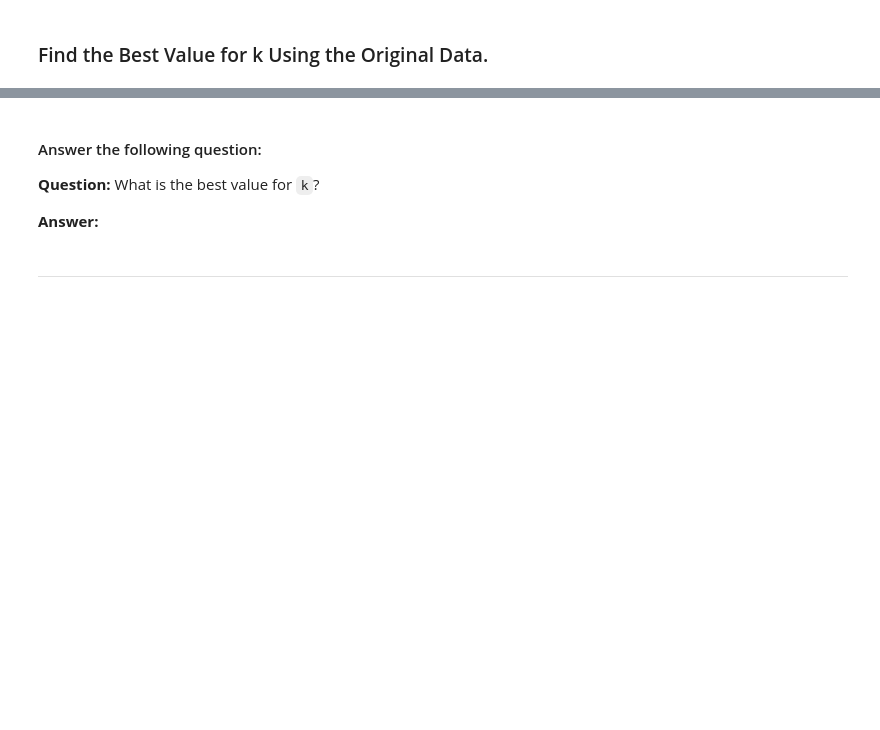
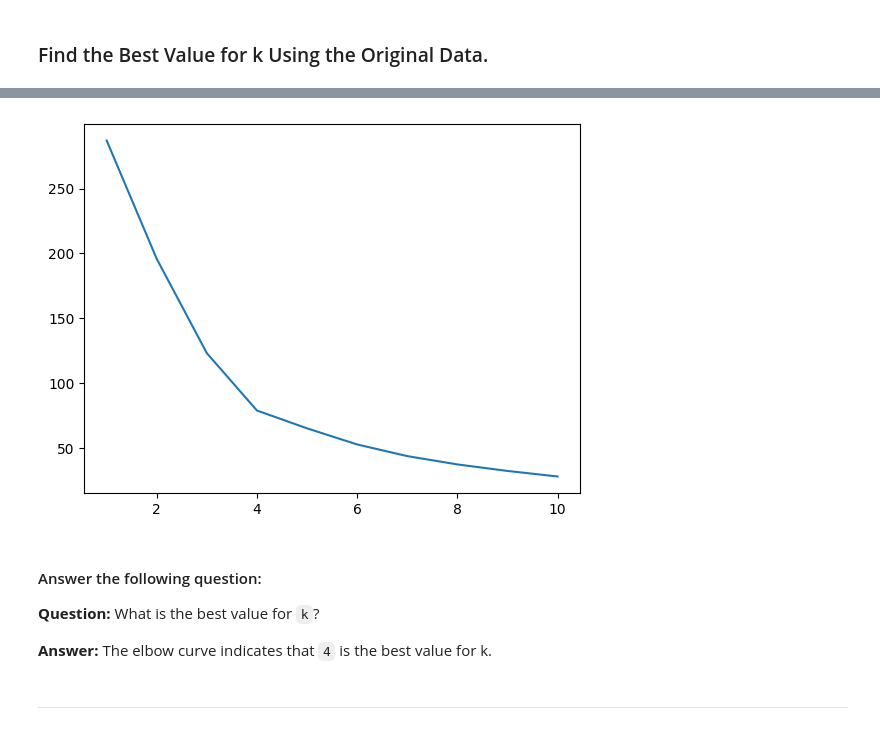
Before and after one commit to Pooja14n/CryptoClustering, a Jupyter notebook: Crypto_Clustering.ipynb, the cells around one changed output, grey strips where cells are left out. Saved outputs shown, nothing was run; the diff lists cells and outputs as text; code cells hidden in the pictures; blank space fills up the shorter version.

```diff
--- a/Crypto_Clustering.ipynb
+++ b/Crypto_Clustering.ipynb
@@ -95,11 +96,17 @@ array([[ 0.50852937,  0.49319307,  0.77220043,  0.23545963, -0.0674951 ,
         -0.49984776, -0.27031695]])
 # %%
 # Create a DataFrame with the scaled data
+df_crypto_scaled = pd.DataFrame(
+    market_data_scaled,
+    columns=["price_change_percentage_24h",	"price_change_percentage_7d",	"price_change_percentage_14d",	"price_change_percentage_30d",	"price_change_percentage_60d",	"price_change_percentage_200d",	"price_change_percentage_1y"]
+)
 
 
 # Copy the crypto names from the original data
+df_crypto_scaled["coin_id"] = df_market_data.index
 
 # Set the coinid column as index
-
+df_crypto_scaled = df_crypto_scaled.set_index("coin_id")
 
 # Display sample data
+df_crypto_scaled.head()
@@ -109,14 +124,19 @@ array([[ 0.50852937,  0.49319307,  0.77220043,  0.23545963, -0.0674951 ,
 ### Find the Best Value for k Using the Original Data.
 # %%
 # Create a list with the number of k-values from 1 to 11
+k = list(range(1, 11))
 # %%
 # Create an empty list to store the inertia values
-
+inertia = []
 
 # Create a for loop to compute the inertia with each possible value of k
 # Inside the loop:
 # 1. Create a KMeans model using the loop counter for the n_clusters
 # 2. Fit the model to the data using `df_market_data_scaled`
 # 3. Append the model.inertia_ to the inertia list
+for i in k:
+    k_model = KMeans(n_clusters=i, random_state=0)
+    k_model.fit(df_crypto_scaled)
+    inertia.append(k_model.inertia_)
 # %%
 # Create a dictionary with the data to plot the Elbow curve
@@ -126,12 +157,16 @@ array([[ 0.50852937,  0.49319307,  0.77220043,  0.23545963, -0.0674951 ,
 # %%
 # Plot a line chart with all the inertia values computed with
 # the different values of k to visually identify the optimal value for k.
+plt.plot(k, inertia)
+plt.show()
+# %% [output]
+[figure, added]
 # %% [markdown]
 #### Answer the following question:
 
 **Question:** What is the best value for `k`?
 
-**Answer:**
+**Answer:** The elbow curve indicates that `4` is the best value for k.
 # %% [markdown]
 ---
 # %% [markdown]
```
Also changed, not shown: parts of 26 cells of this notebook.
